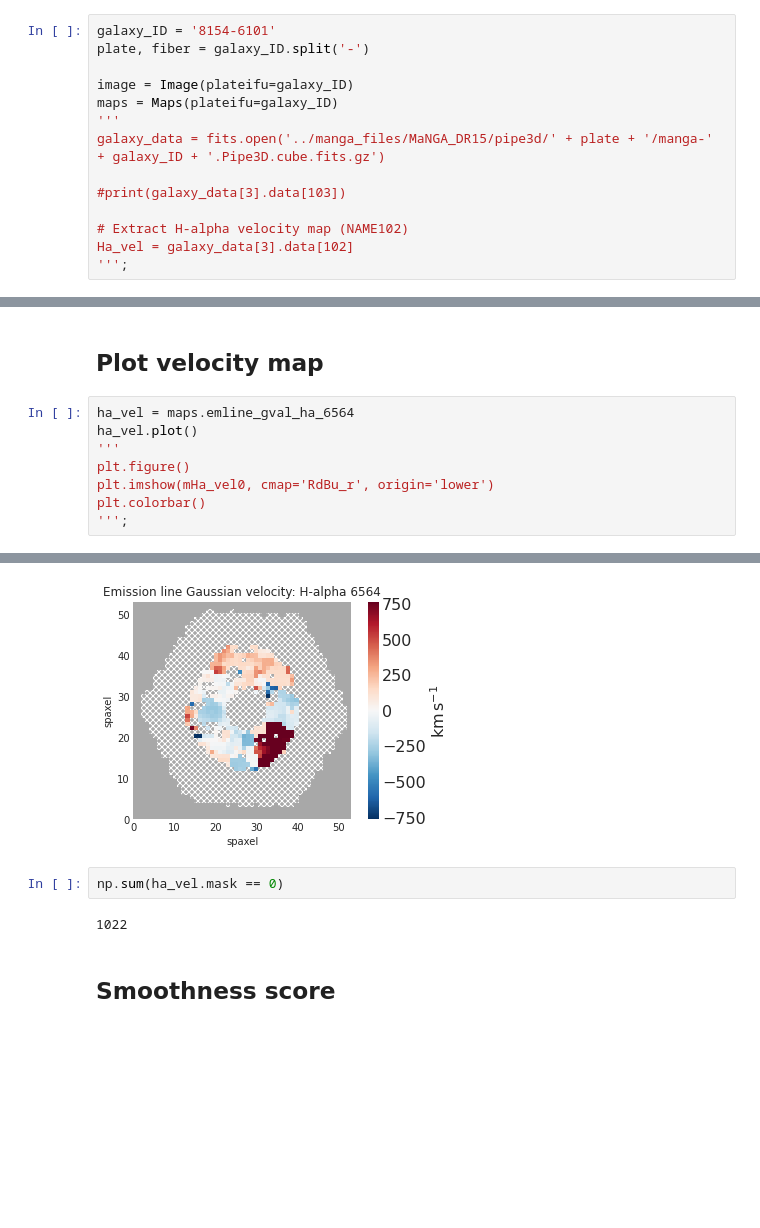
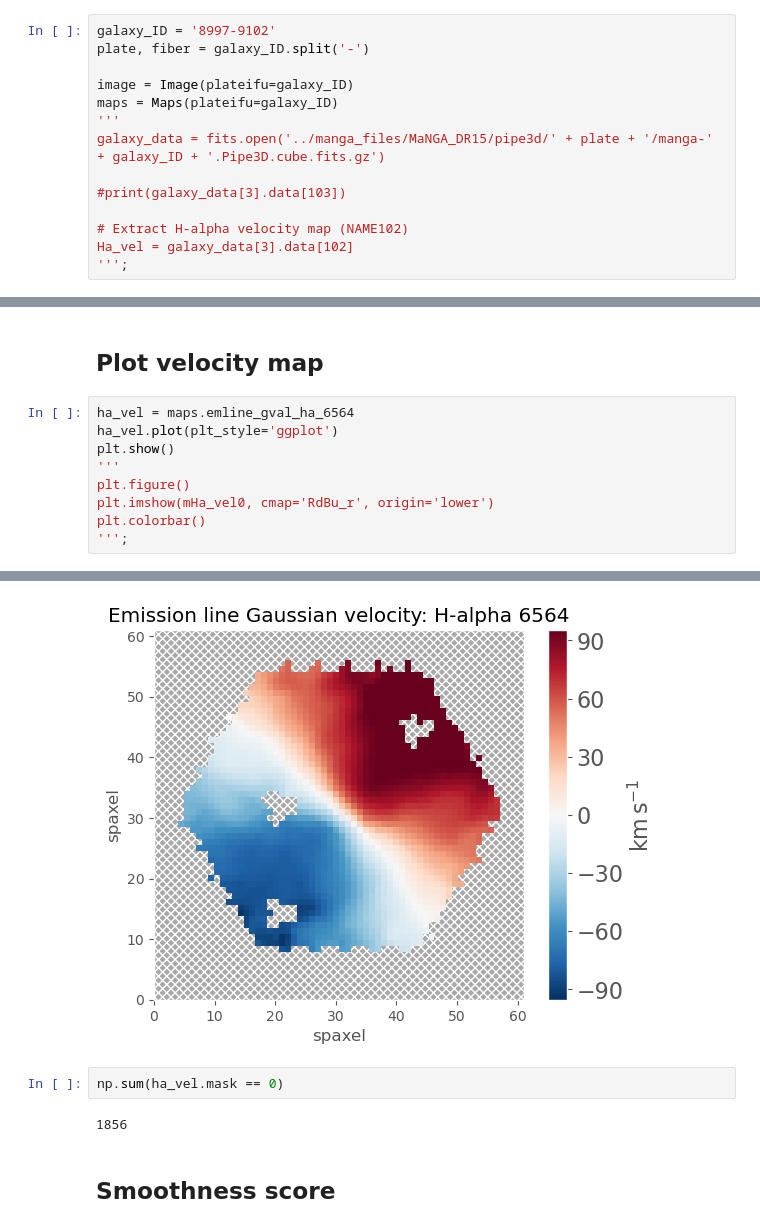
Before and after one commit to kadglass/RotationCurves, a Jupyter notebook: notebooks/Velocity_map_plot.ipynb, the cells around one changed output, grey strips where cells are left out. Saved outputs shown, nothing was run; the diff lists cells and outputs as text; blank space fills up the shorter version.

```diff
--- a/notebooks/Velocity_map_plot.ipynb
+++ b/notebooks/Velocity_map_plot.ipynb
@@ -26,7 +21,7 @@ from mapSmoothness_functions import how_smooth
 # %% [markdown]
 ## Import galaxy data
 # %%
-galaxy_ID = '8154-6101'
+galaxy_ID = '8997-9102'
 plate, fiber = galaxy_ID.split('-')
 
 image = Image(plateifu=galaxy_ID)
@@ -63,7 +61,8 @@ print(center)
 ## Plot velocity map
 # %%
 ha_vel = maps.emline_gval_ha_6564
-ha_vel.plot()
+ha_vel.plot(plt_style='ggplot')
+plt.show()
 '''
 plt.figure()
 plt.imshow(mHa_vel0, cmap='RdBu_r', origin='lower')
@@ -73,8 +73,8 @@ plt.colorbar()
-[figure, old version]
+[figure, new version]
 # %%
 np.sum(ha_vel.mask == 0)
 # %% [output]
-1022
+1856
 # %% [markdown]
 ## Smoothness score
 # %%
```
Also changed, not shown: parts of 7 cells of this notebook, 5 other files.
